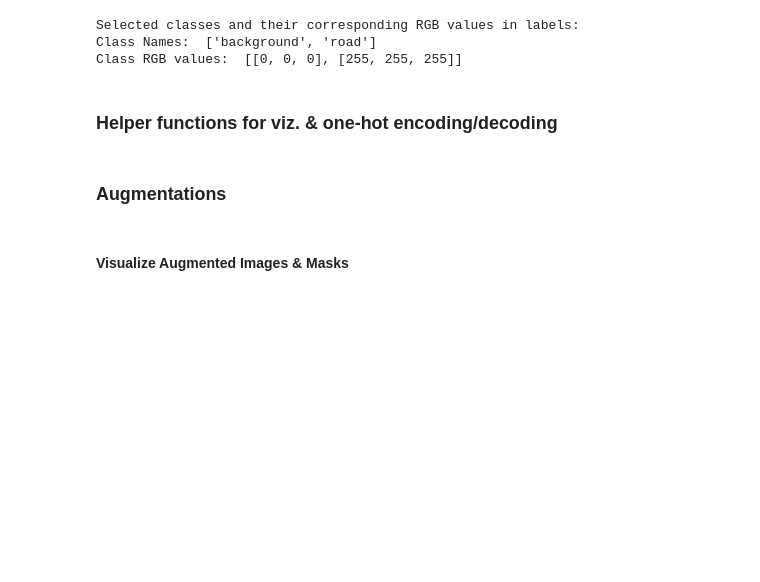
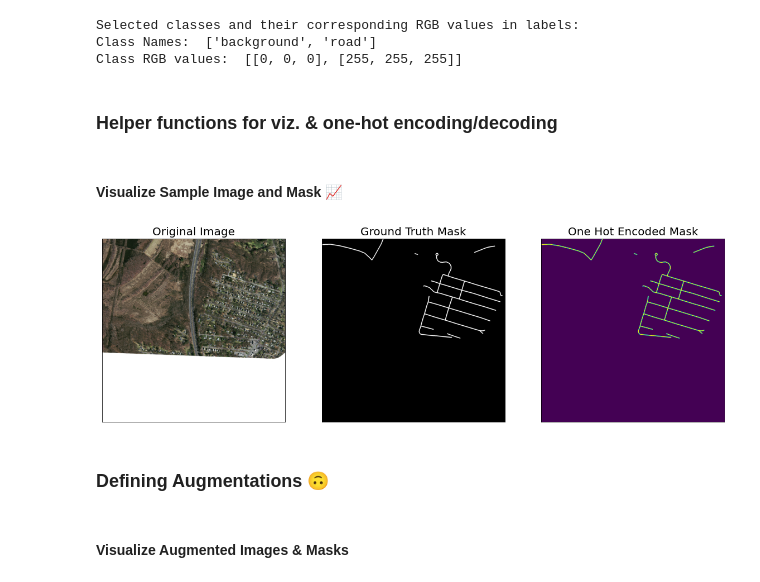
Before and after one commit to deepsat/roads, a Jupyter notebook: deepsat_road_tf.ipynb, the cells around one changed output. Drawn from its saved outputs; the diff is of its cells as text; code cells hidden in the pictures; blank space fills up the shorter version.

```diff
--- a/deepsat_road_tf.ipynb
+++ b/deepsat_road_tf.ipynb
@@ -226,8 +219,25 @@ class RoadsDataset(tf.keras.utils.Sequence):
             X.append(x)
             Y.append(y)
         return np.array(X), np.array(Y)
+# %% [markdown]
+#### Visualize Sample Image and Mask 📈
+# %%
+dataset = RoadsDataset(32, x_train_dir, y_train_dir, class_rgb_values=select_class_rgb_values)
+
+
+images, masks = dataset[2]
+
+image, mask = images[0], masks[0]
+
+visualize(
+    original_image = image,
+    ground_truth_mask = colour_code_segmentation(reverse_one_hot(mask), select_class_rgb_values),
+    one_hot_encoded_mask = reverse_one_hot(mask)
+)
+# %% [output]
+[figure, added]
 # %% [markdown]
-### Augmentations
+### Defining Augmentations 🙃
 # %%
 def get_training_augmentation():
     train_transform = [
```
Also changed, not shown: parts of 6 cells of this notebook, 1 other file.
